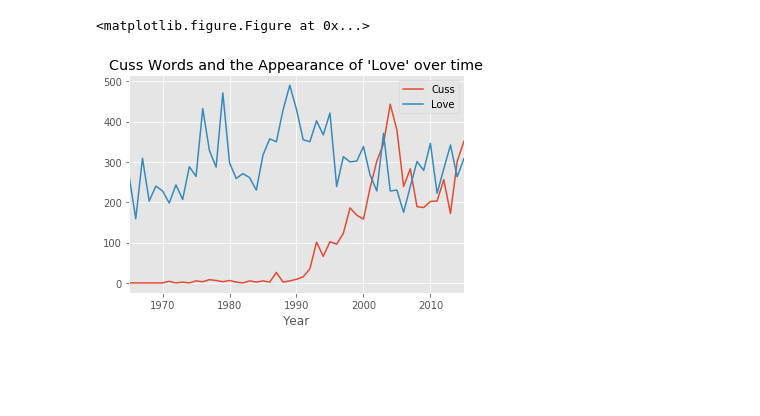
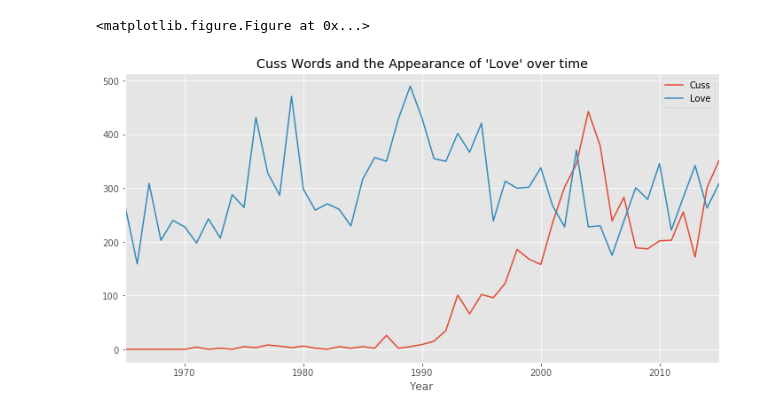
Before and after one commit to sssantos/141bravo, a Jupyter notebook: LoveToCuss.ipynb, the cells around one changed output. Drawn from its saved outputs; the diff is of its cells as text; code cells hidden in the pictures; blank space fills up the shorter version.

```diff
--- a/LoveToCuss.ipynb
+++ b/LoveToCuss.ipynb
@@ -22,10 +22,11 @@ plotData = pd.DataFrame(data)
 # %%
 import matplotlib.pyplot as plt
 import matplotlib
 matplotlib.style.use('ggplot')
 plt.figure();
-plotData.plot(x = "Year", title = "Cuss Words and the Appearance of 'Love' over time");
+plotData.plot(x = "Year", title = "Cuss Words and the Appearance of 'Love' over time", figsize= (12,6));
+#plt.savefig("./images/LoveProfanity.jpg")
 plt.show()
 # %% [output]
 <matplotlib.figure.Figure at 0x...>
-[figure, old version]
+[figure, new version]
```
Also changed, not shown: 8 other files.
